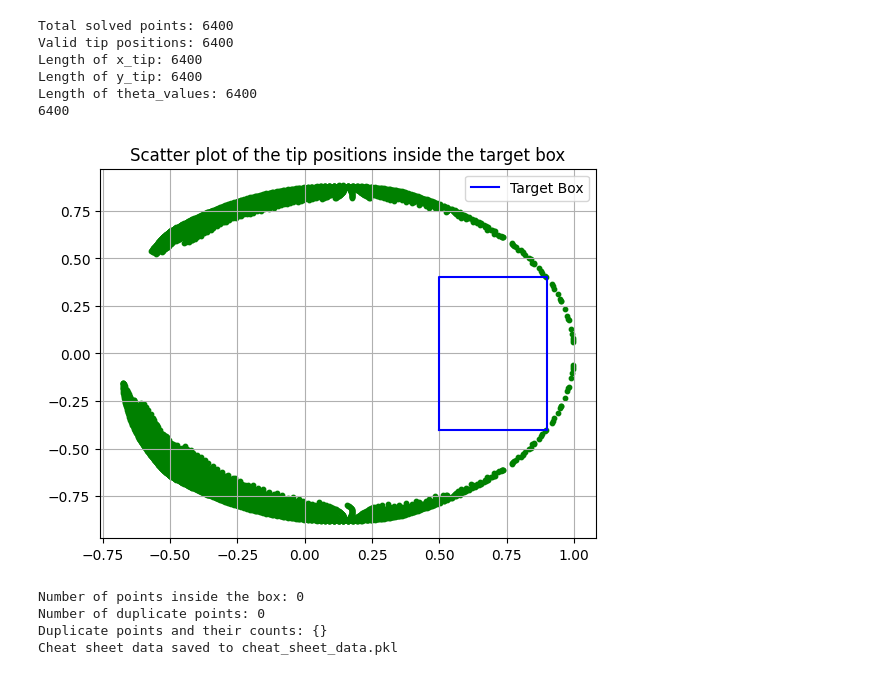
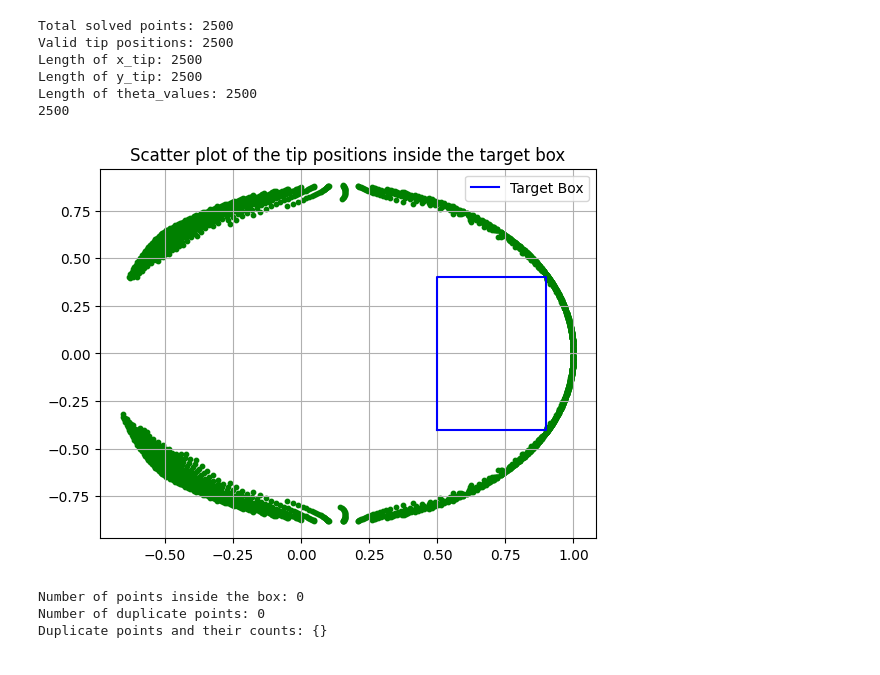
Before and after one commit to Jayhind7482/Reinforcement-Learning-to-control-flexible-structures, a Jupyter notebook: cheat_sheat_new.ipynb, the cells around one changed output. Drawn from its saved outputs; the diff is of its cells as text; code cells hidden in the pictures.

```diff
--- a/cheat_sheat_new.ipynb
+++ b/cheat_sheat_new.ipynb
@@ -13,9 +13,9 @@ np.random.seed(42)
 
 # Define the parameters
 l = 1.0  # Length
-h_min, h_max = -32,   0.5      # Range for h  ( h =32 , v =17)
+h_min, h_max = -32,   32     # Range for h  ( h =32 , v =17)
 v_min, v_max = -17 , 17
-num_points = 80  # Increased number of grid points in each direction
+num_points = 50  # Increased number of grid points in each direction
 
 # Create meshgrid for h and v
 h_values = np.linspace(h_min, h_max, num_points)
@@ -36,7 +36,7 @@ def boundary_conditions(ya, yb):
 
 # Function to solve ODE for given h and v
 def solve_bvp_for_hv(h, v, initial_guess):
-    s = np.linspace(0, l, 500)  # Increased discretization points
+    s = np.linspace(0, l, 300)  # Increased discretization points
     y_guess = initial_guess  # Use provided initial guess
 
     # Pass h and v directly to the ode_system
@@ -64,7 +64,7 @@ def get_adjacent_unsolved_points(index, solved_points):
 
 # List to store solutions
 solutions = []
-s = np.linspace(0, l, 500)
+s = np.linspace(0, l, 300)
 
 # Solve for the closest point to (0, 0)
 closest_index = np.argmin(np.linalg.norm(grid_points, axis=1))
@@ -156,54 +156,53 @@ plt.plot(x_box, y_box, 'b-', label='Target Box')
 plt.title('Scatter plot of the tip positions inside the target box')
 plt.grid(True)
 plt.legend()
 plt.show()
 x_min, x_max = min(x_box), max(x_box)
 y_min, y_max = min(y_box), max(y_box)
 
 # Count how many points are inside the box
 inside_box_count = 0
 for x, y in zip(x_tip, y_tip):
     if x_min <= x <= x_max and y_min <= y <= y_max:
         inside_box_count += 1
 
 print(f"Number of points inside the box: {inside_box_count}")
 coordinates = list(zip(x_tip, y_tip))
 
 # Count occurrences of each coordinate
 coordinate_counts = Counter(coordinates)
 
 # Find duplicates
 duplicates = {coord: count for coord, count in coordinate_counts.items() if count > 1}
 
 # Output duplicate points and their counts
 print(f"Number of duplicate points: {len(duplicates)}")
 print("Duplicate points and their counts:", duplicates)
 
-# After calculating all solutions, create a dictionary to store the results
-cheat_sheet_data = {
-    'grid_points': grid_points,
-    'theta_values': theta_dict,
-    'theta_prime_values': theta_prime_dict
-}
+# # After calculating all solutions, create a dictionary to store the results
+# cheat_sheet_data = {
+#     'grid_points': grid_points,
+#     'theta_values': theta_dict,
+#     'theta_prime_values': theta_prime_dict
+# }
 
-# Create a KD-tree for efficient nearest neighbor search
-kdtree = cKDTree(grid_points)
-cheat_sheet_data['kdtree'] = kdtree
+# # Create a KD-tree for efficient nearest neighbor search
+# kdtree = cKDTree(grid_points)
+# cheat_sheet_data['kdtree'] = kdtree
 
-# Save the cheat sheet data to a file
-with open('cheat_sheet_data.pkl', 'wb') as f:
-    pickle.dump(cheat_sheet_data, f)
+# # Save the cheat sheet data to a file
+# with open('cheat_sheet_data.pkl', 'wb') as f:
+#     pickle.dump(cheat_sheet_data, f)
 
-print("Cheat sheet data saved to cheat_sheet_data.pkl")
+# print("Cheat sheet data saved to cheat_sheet_data.pkl")
 # %% [output]
-Total solved points: 6400
-Valid tip positions: 6400
-Length of x_tip: 6400
-Length of y_tip: 6400
-Length of theta_values: 6400
-6400
+Total solved points: 2500
+Valid tip positions: 2500
+Length of x_tip: 2500
+Length of y_tip: 2500
+Length of theta_values: 2500
+2500
-[figure, old version]
+[figure, new version]
 Number of points inside the box: 0
 Number of duplicate points: 0
 Duplicate points and their counts: {}
-Cheat sheet data saved to cheat_sheet_data.pkl
```
Also changed, not shown: 4 other files.
